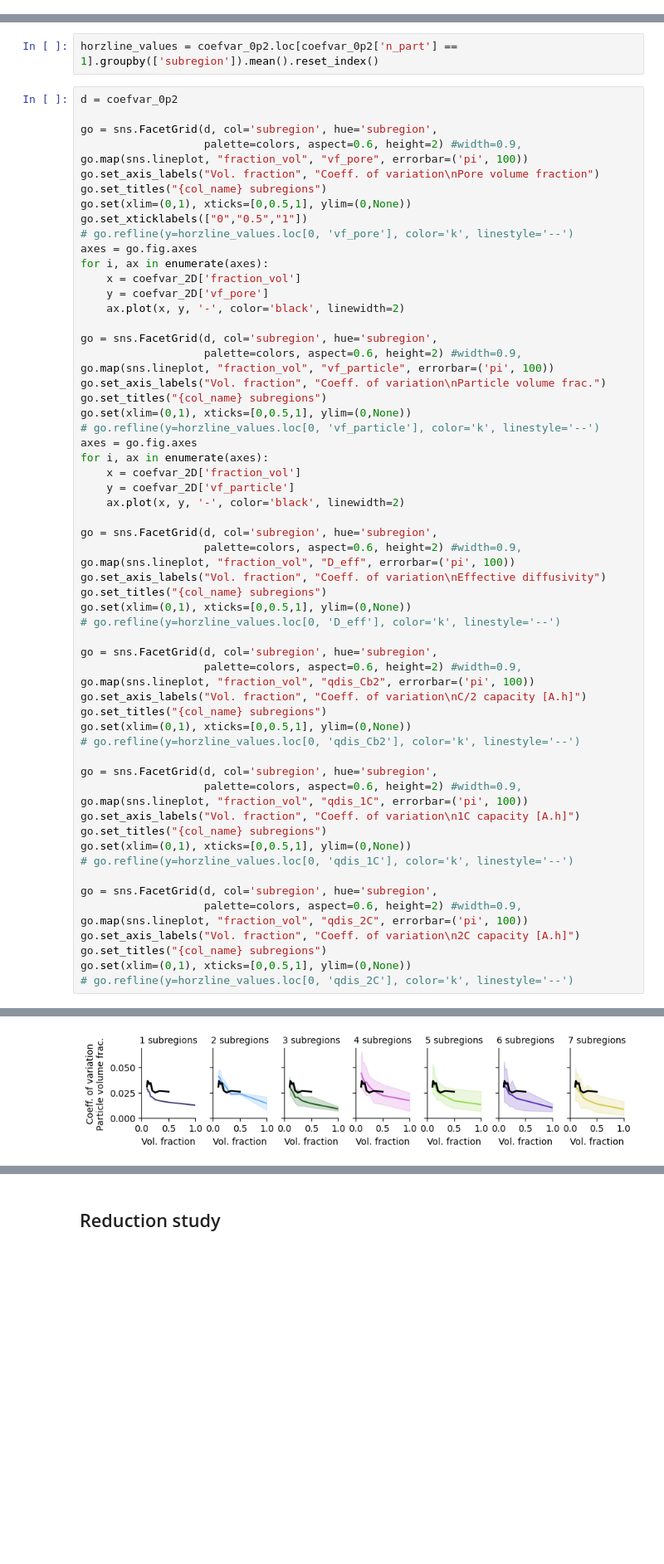
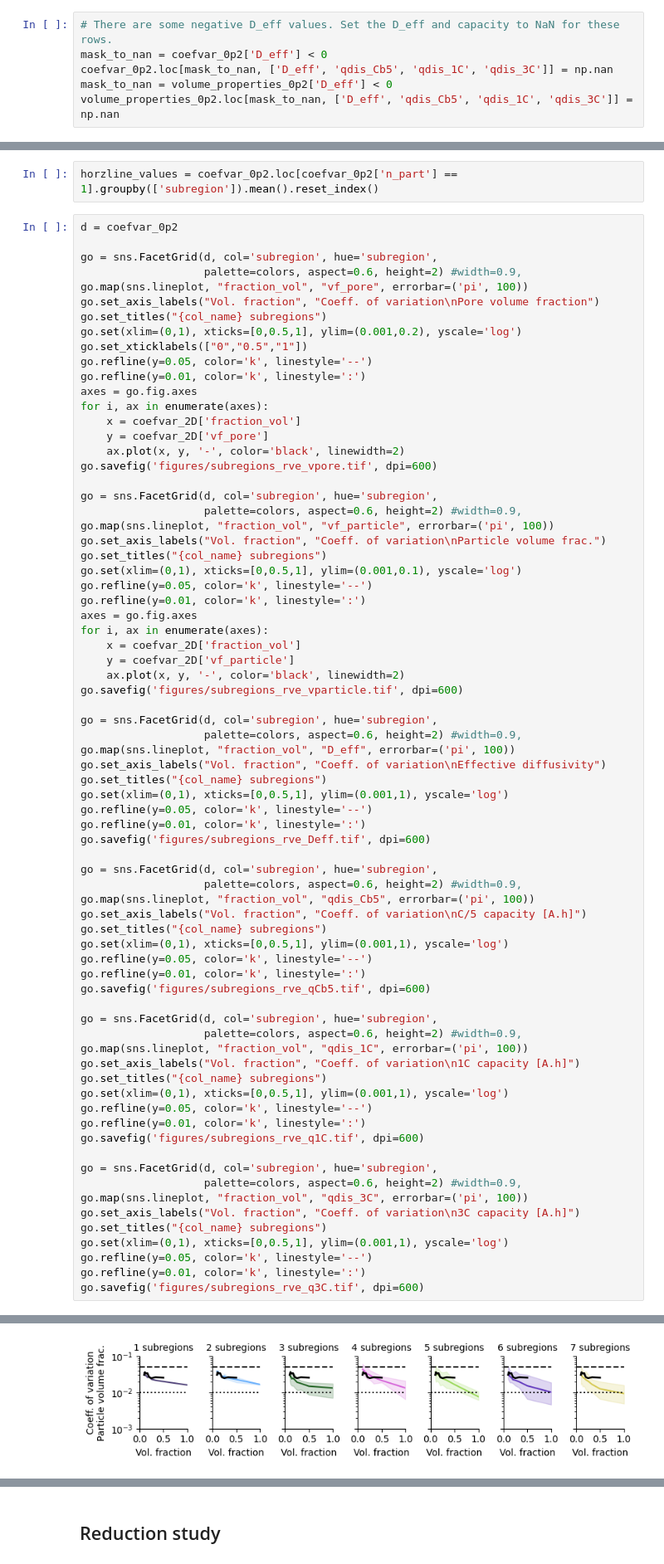
Before and after one commit to NREL/sem-to-echem, a Jupyter notebook: rve_study_eagle.ipynb, the cells around one changed output, grey strips where cells are left out. Shown at 83% size. Saved outputs shown, nothing was run; the diff lists cells and outputs as text; blank space fills up the shorter version.

```diff
--- a/rve_study_eagle.ipynb
+++ b/rve_study_eagle.ipynb
@@ -468,4 +468,10 @@ coefvar_0p2
 280 rows × 11 columns
+# %%
+# There are some negative D_eff values. Set the D_eff and capacity to NaN for these rows.
+mask_to_nan = coefvar_0p2['D_eff'] < 0
+coefvar_0p2.loc[mask_to_nan, ['D_eff', 'qdis_Cb5', 'qdis_1C', 'qdis_3C']] = np.nan
+mask_to_nan = volume_properties_0p2['D_eff'] < 0
+volume_properties_0p2.loc[mask_to_nan, ['D_eff', 'qdis_Cb5', 'qdis_1C', 'qdis_3C']] = np.nan
 # %%
 sns.plotting_context('paper')
 colors = ["#4c3e76", "#68affc", "#1c5f1e", "#d564d8", "#9ad859", "#5e34bc", "#d6c951"]
@@ -482,57 +488,69 @@ go = sns.FacetGrid(d, col='subregion', hue='subregion',
 go.map(sns.lineplot, "fraction_vol", "vf_pore", errorbar=('pi', 100))
 go.set_axis_labels("Vol. fraction", "Coeff. of variation\nPore volume fraction")
 go.set_titles("{col_name} subregions")
-go.set(xlim=(0,1), xticks=[0,0.5,1], ylim=(0,None))
+go.set(xlim=(0,1), xticks=[0,0.5,1], ylim=(0.001,0.2), yscale='log')
 go.set_xticklabels(["0","0.5","1"])
-# go.refline(y=horzline_values.loc[0, 'vf_pore'], color='k', linestyle='--')
+go.refline(y=0.05, color='k', linestyle='--')
+go.refline(y=0.01, color='k', linestyle=':')
 axes = go.fig.axes
 for i, ax in enumerate(axes):
     x = coefvar_2D['fraction_vol']
     y = coefvar_2D['vf_pore']
     ax.plot(x, y, '-', color='black', linewidth=2)
+go.savefig('figures/subregions_rve_vpore.tif', dpi=600)
 
 go = sns.FacetGrid(d, col='subregion', hue='subregion',
                    palette=colors, aspect=0.6, height=2) #width=0.9,
 go.map(sns.lineplot, "fraction_vol", "vf_particle", errorbar=('pi', 100))
 go.set_axis_labels("Vol. fraction", "Coeff. of variation\nParticle volume frac.")
 go.set_titles("{col_name} subregions")
-go.set(xlim=(0,1), xticks=[0,0.5,1], ylim=(0,None))
-# go.refline(y=horzline_values.loc[0, 'vf_particle'], color='k', linestyle='--')
+go.set(xlim=(0,1), xticks=[0,0.5,1], ylim=(0.001,0.1), yscale='log')
+go.refline(y=0.05, color='k', linestyle='--')
+go.refline(y=0.01, color='k', linestyle=':')
 axes = go.fig.axes
 for i, ax in enumerate(axes):
     x = coefvar_2D['fraction_vol']
     y = coefvar_2D['vf_particle']
     ax.plot(x, y, '-', color='black', linewidth=2)
+go.savefig('figures/subregions_rve_vparticle.tif', dpi=600)
 
 go = sns.FacetGrid(d, col='subregion', hue='subregion',
                    palette=colors, aspect=0.6, height=2) #width=0.9,
 go.map(sns.lineplot, "fraction_vol", "D_eff", errorbar=('pi', 100))
 go.set_axis_labels("Vol. fraction", "Coeff. of variation\nEffective diffusivity")
 go.set_titles("{col_name} subregions")
-go.set(xlim=(0,1), xticks=[0,0.5,1], ylim=(0,None))
-# go.refline(y=horzline_values.loc[0, 'D_eff'], color='k', linestyle='--')
+go.set(xlim=(0,1), xticks=[0,0.5,1], ylim=(0.001,1), yscale='log')
+go.refline(y=0.05, color='k', linestyle='--')
+go.refline(y=0.01, color='k', linestyle=':')
+go.savefig('figures/subregions_rve_Deff.tif', dpi=600)
 
 go = sns.FacetGrid(d, col='subregion', hue='subregion',
                    palette=colors, aspect=0.6, height=2) #width=0.9,
-go.map(sns.lineplot, "fraction_vol", "qdis_Cb2", errorbar=('pi', 100))
-go.set_axis_labels("Vol. fraction", "Coeff. of variation\nC/2 capacity [A.h]")
+go.map(sns.lineplot, "fraction_vol", "qdis_Cb5", errorbar=('pi', 100))
+go.set_axis_labels("Vol. fraction", "Coeff. of variation\nC/5 capacity [A.h]")
 go.set_titles("{col_name} subregions")
-go.set(xlim=(0,1), xticks=[0,0.5,1], ylim=(0,None))
-# go.refline(y=horzline_values.loc[0, 'qdis_Cb2'], color='k', linestyle='--')
+go.set(xlim=(0,1), xticks=[0,0.5,1], ylim=(0.001,1), yscale='log')
+go.refline(y=0.05, color='k', linestyle='--')
+go.refline(y=0.01, color='k', linestyle=':')
+go.savefig('figures/subregions_rve_qCb5.tif', dpi=600)
 
 go = sns.FacetGrid(d, col='subregion', hue='subregion',
                    palette=colors, aspect=0.6, height=2) #width=0.9,
 go.map(sns.lineplot, "fraction_vol", "qdis_1C", errorbar=('pi', 100))
 go.set_axis_labels("Vol. fraction", "Coeff. of variation\n1C capacity [A.h]")
 go.set_titles("{col_name} subregions")
-go.set(xlim=(0,1), xticks=[0,0.5,1], ylim=(0,None))
-# go.refline(y=horzline_values.loc[0, 'qdis_1C'], color='k', linestyle='--')
+go.set(xlim=(0,1), xticks=[0,0.5,1], ylim=(0.001,1), yscale='log')
+go.refline(y=0.05, color='k', linestyle='--')
+go.refline(y=0.01, color='k', linestyle=':')
+go.savefig('figures/subregions_rve_q1C.tif', dpi=600)
 
 go = sns.FacetGrid(d, col='subregion', hue='subregion',
                    palette=colors, aspect=0.6, height=2) #width=0.9,
-go.map(sns.lineplot, "fraction_vol", "qdis_2C", errorbar=('pi', 100))
-go.set_axis_labels("Vol. fraction", "Coeff. of variation\n2C capacity [A.h]")
+go.map(sns.lineplot, "fraction_vol", "qdis_3C", errorbar=('pi', 100))
+go.set_axis_labels("Vol. fraction", "Coeff. of variation\n3C capacity [A.h]")
 go.set_titles("{col_name} subregions")
-go.set(xlim=(0,1), xticks=[0,0.5,1], ylim=(0,None))
-# go.refline(y=horzline_values.loc[0, 'qdis_2C'], color='k', linestyle='--')
+go.set(xlim=(0,1), xticks=[0,0.5,1], ylim=(0.001,1), yscale='log')
+go.refline(y=0.05, color='k', linestyle='--')
+go.refline(y=0.01, color='k', linestyle=':')
+go.savefig('figures/subregions_rve_q3C.tif', dpi=600)
 # %% [output]
@@ -541 +558 @@ go.set(xlim=(0,1), xticks=[0,0.5,1], ylim=(0,None))
-[figure, old version]
+[figure, new version]
```
Also changed, not shown: parts of 12 cells of this notebook, 2 other files.
